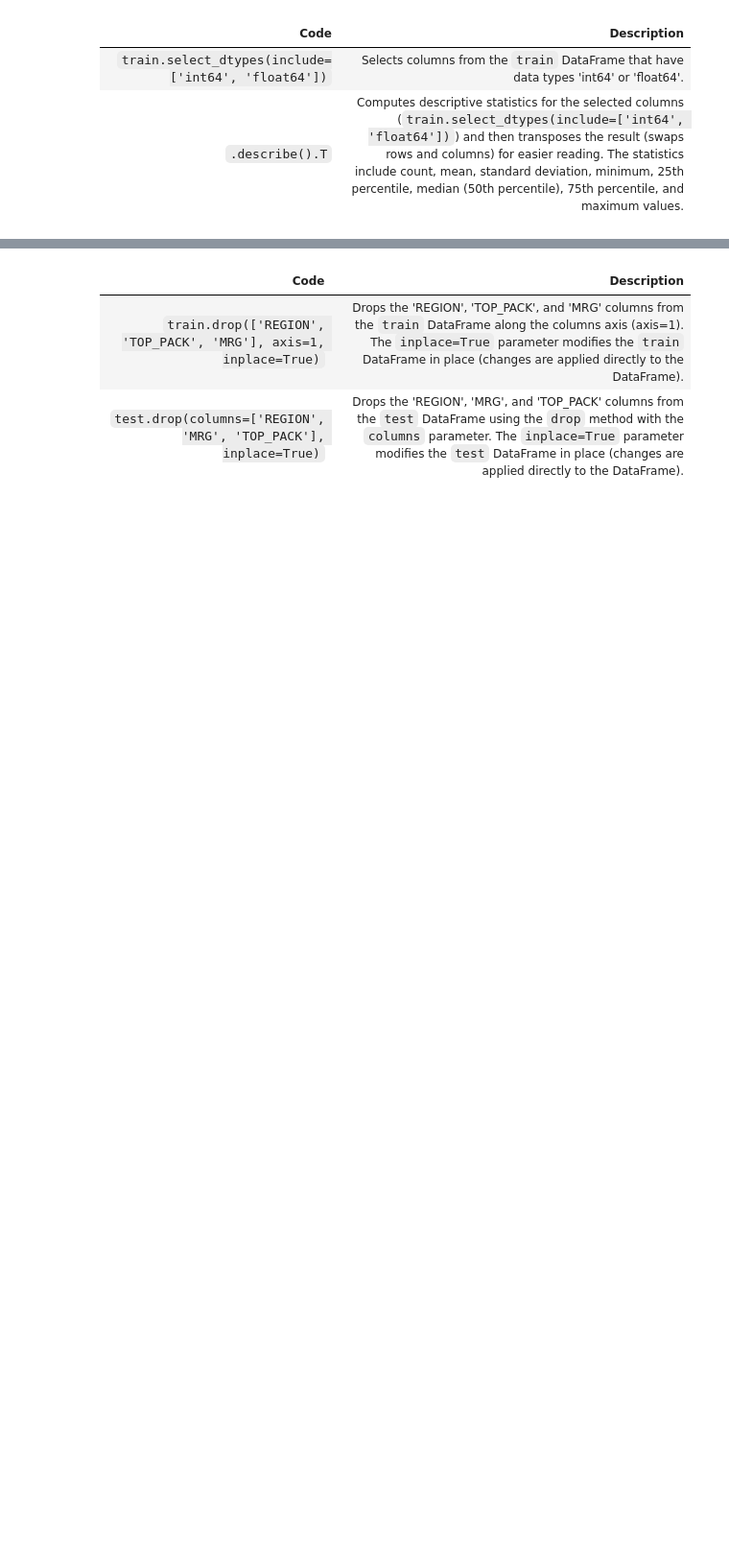
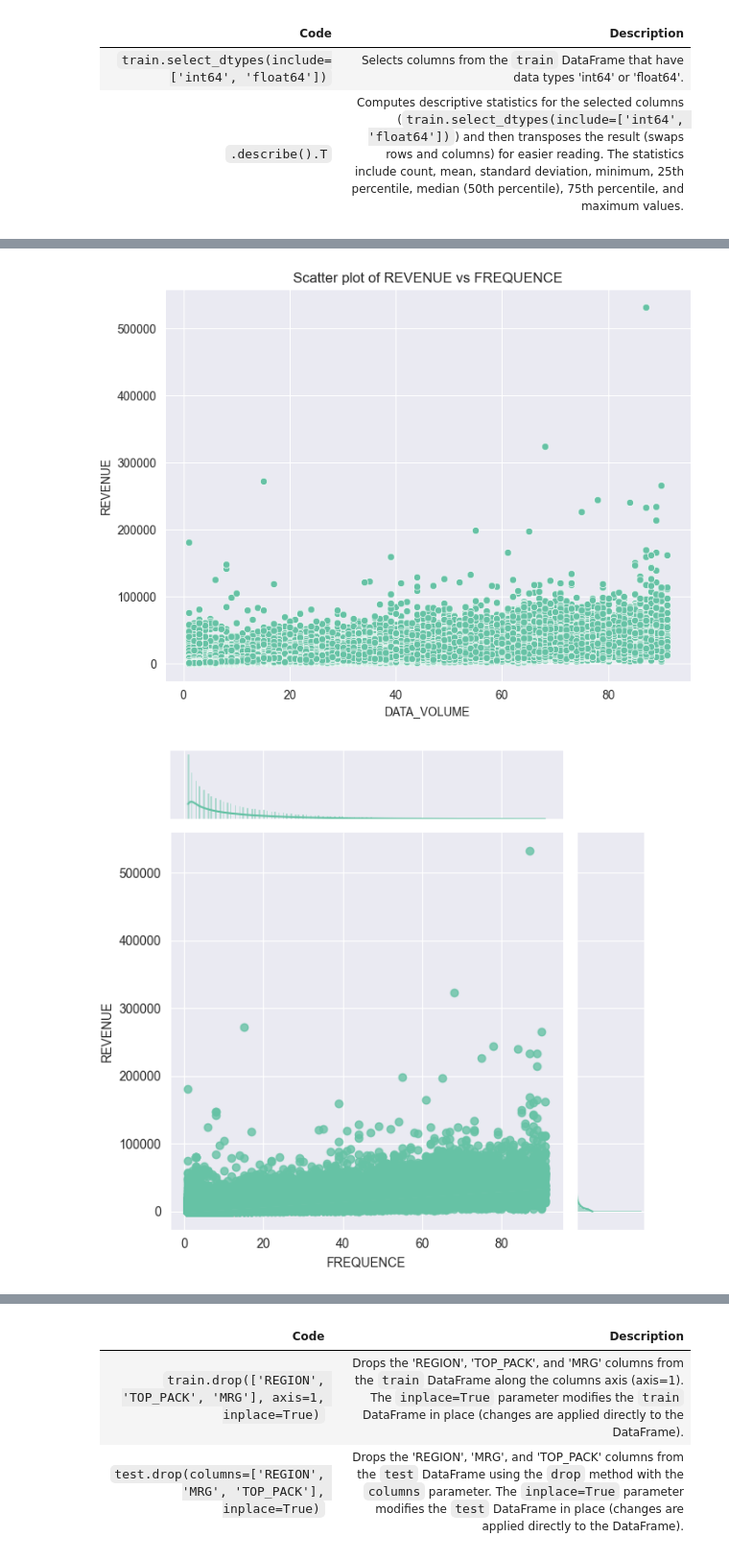
Before and after one commit to BrianBassey37/Azubi_Capstone, a Jupyter notebook: StarterNotebook.ipynb, the cells around one changed output, grey strips where cells are left out. Shown at 96% size. Cells and saved outputs as stored; diff of their text form; code cells hidden in the pictures; blank space fills up the shorter version.

```diff
--- a/StarterNotebook.ipynb
+++ b/StarterNotebook.ipynb
@@ -559,0 +569,18 @@ train.select_dtypes(include=['int64', 'float64']).describe().T
+# %%
+plt.figure(figsize=(8, 6))
+sns.scatterplot(data=train, x='FREQUENCE', y='REVENUE')
+plt.title('Scatter plot of REVENUE vs FREQUENCE')
+plt.xlabel('DATA_VOLUME')
+plt.ylabel('REVENUE')
+plt.show()
+
+# Joint plot with regression line
+sns.jointplot(data=train, x='FREQUENCE', y='REVENUE', kind='reg')
+plt.show()
+
+# Pair plot for multiple variables
+sns.pairplot(train[['REVENUE', 'FREQUENCE']])
+plt.show()
+# %% [output]
+[figure, added]
+[figure, added]
```
Also changed, not shown: parts of 8 cells of this notebook, 9 other files.
